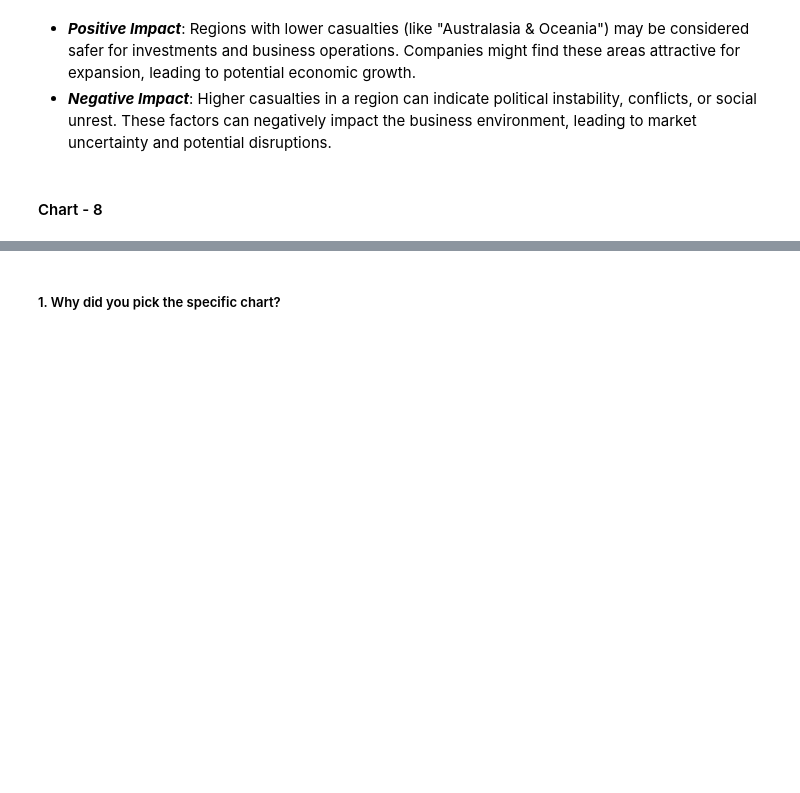
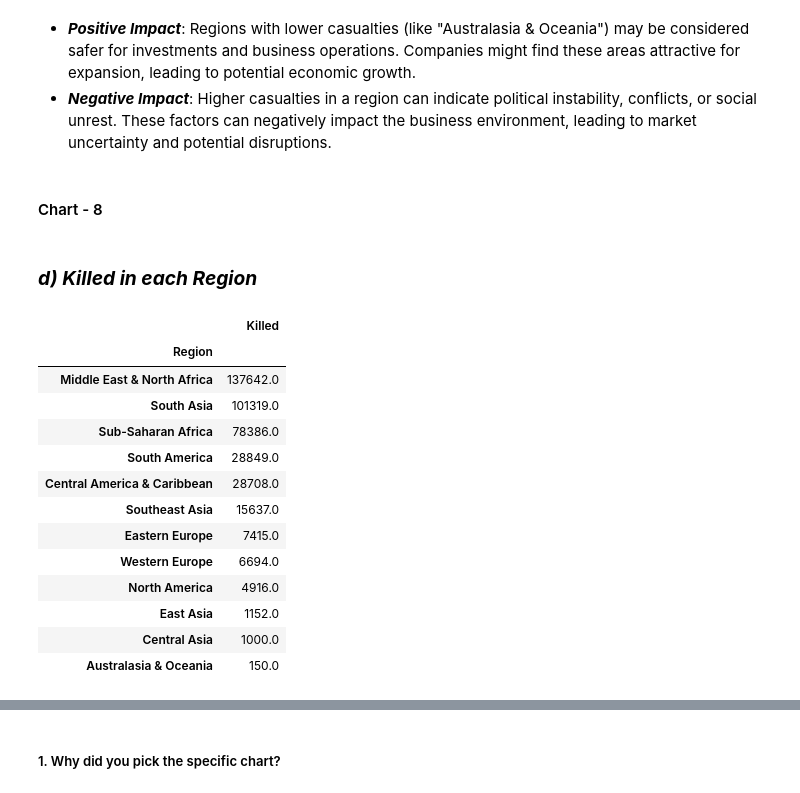
Before and after one commit to Amrit007-droid/Global-Terrorism-Dataset-EDA-, a Jupyter notebook: Global_Terrorism_Dataset_EDA_submission_.ipynb, the cells around one changed output, grey strips where cells are left out. Saved outputs shown, nothing was run; the diff lists cells and outputs as text; code cells hidden in the pictures; blank space fills up the shorter version.

```diff
--- a/Global_Terrorism_Dataset_EDA_submission_.ipynb
+++ b/Global_Terrorism_Dataset_EDA_submission_.ipynb
@@ -793,0 +792,20 @@ Are there any insights that lead to negative growth? Justify with specific reaso
+# %% [markdown]
+### ***d) Killed in each Region***
+# %%
+rk=df[['Killed','Region']].groupby("Region").sum().sort_values(by='Killed', ascending=False)
+rk
+# %% [output]
+|  | Killed |
+| Region |  |
+| Middle East & North Africa | 137642.0 |
+| South Asia | 101319.0 |
+| Sub-Saharan Africa | 78386.0 |
+| South America | 28849.0 |
+| Central America & Caribbean | 28708.0 |
+| Southeast Asia | 15637.0 |
+| Eastern Europe | 7415.0 |
+| Western Europe | 6694.0 |
+| North America | 4916.0 |
+| East Asia | 1152.0 |
+| Central Asia | 1000.0 |
+| Australasia & Oceania | 150.0 |
```
Also changed, not shown: parts of 17 cells of this notebook.
